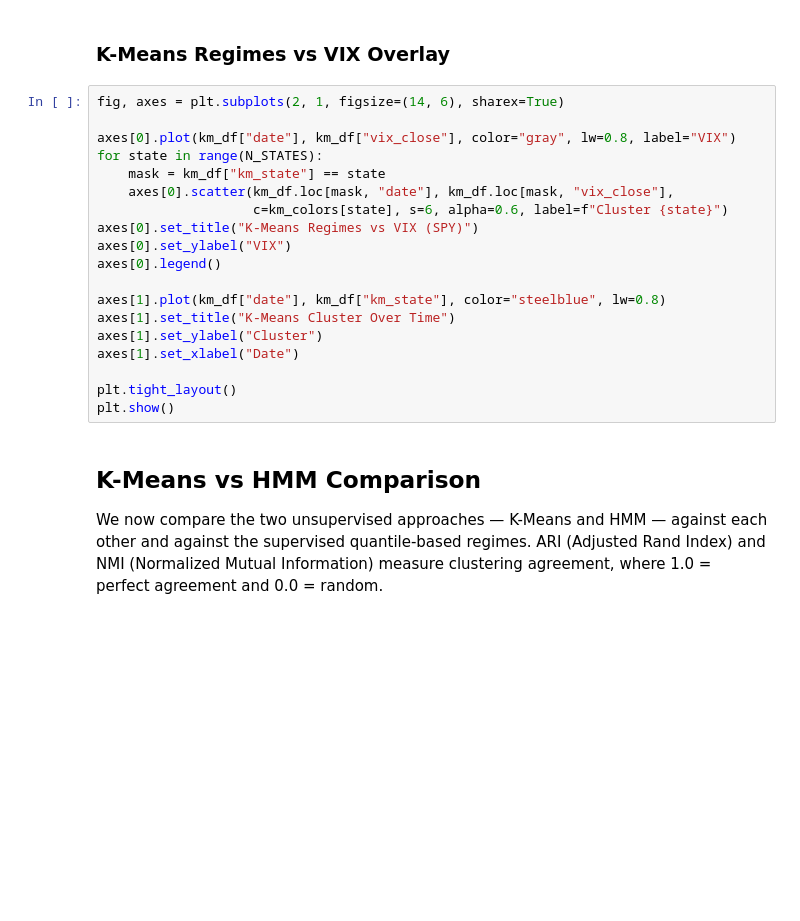
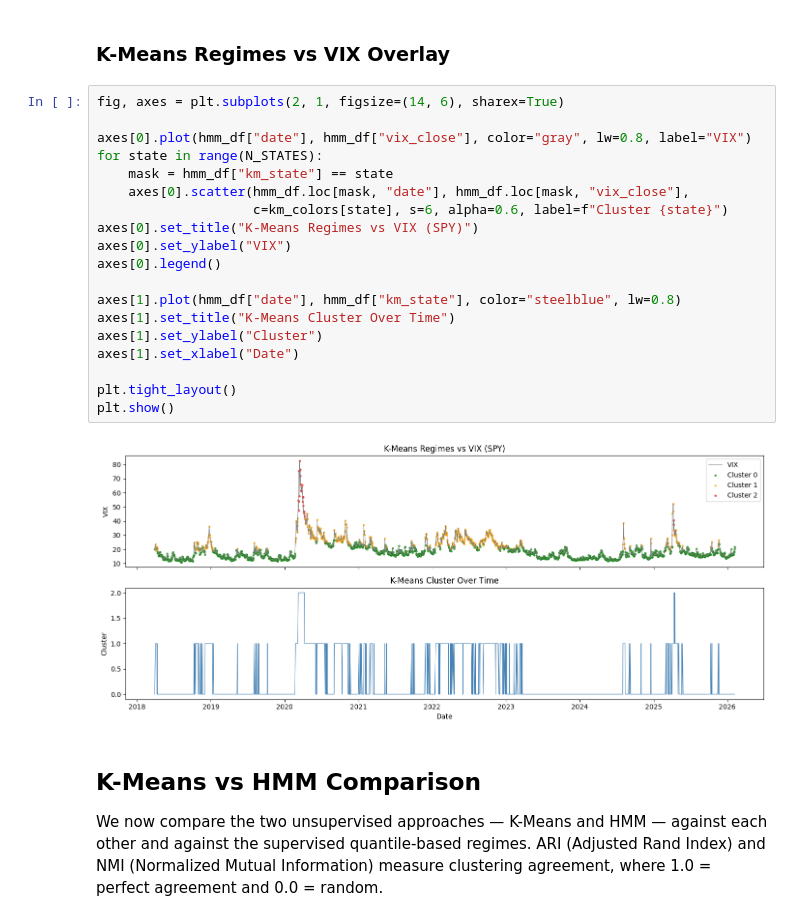
Before and after one commit to Tanzim-Chowdhury/SIADS696-volatility-regime-modeling, a Jupyter notebook: notebooks/01_pipeline.ipynb, the cells around one changed output. Saved outputs shown, nothing was run; the diff lists cells and outputs as text; blank space fills up the shorter version.

```diff
--- a/notebooks/01_pipeline.ipynb
+++ b/notebooks/01_pipeline.ipynb
@@ -787,22 +757,24 @@ plt.show()
 # %%
 fig, axes = plt.subplots(2, 1, figsize=(14, 6), sharex=True)
 
-axes[0].plot(km_df["date"], km_df["vix_close"], color="gray", lw=0.8, label="VIX")
+axes[0].plot(hmm_df["date"], hmm_df["vix_close"], color="gray", lw=0.8, label="VIX")
 for state in range(N_STATES):
-    mask = km_df["km_state"] == state
-    axes[0].scatter(km_df.loc[mask, "date"], km_df.loc[mask, "vix_close"],
+    mask = hmm_df["km_state"] == state
+    axes[0].scatter(hmm_df.loc[mask, "date"], hmm_df.loc[mask, "vix_close"],
                     c=km_colors[state], s=6, alpha=0.6, label=f"Cluster {state}")
 axes[0].set_title("K-Means Regimes vs VIX (SPY)")
 axes[0].set_ylabel("VIX")
 axes[0].legend()
 
-axes[1].plot(km_df["date"], km_df["km_state"], color="steelblue", lw=0.8)
+axes[1].plot(hmm_df["date"], hmm_df["km_state"], color="steelblue", lw=0.8)
 axes[1].set_title("K-Means Cluster Over Time")
 axes[1].set_ylabel("Cluster")
 axes[1].set_xlabel("Date")
 
 plt.tight_layout()
 plt.show()
+# %% [output]
+[figure, added]
 # %% [markdown]
 ## K-Means vs HMM Comparison
 
```
Also changed, not shown: parts of 15 cells of this notebook.
